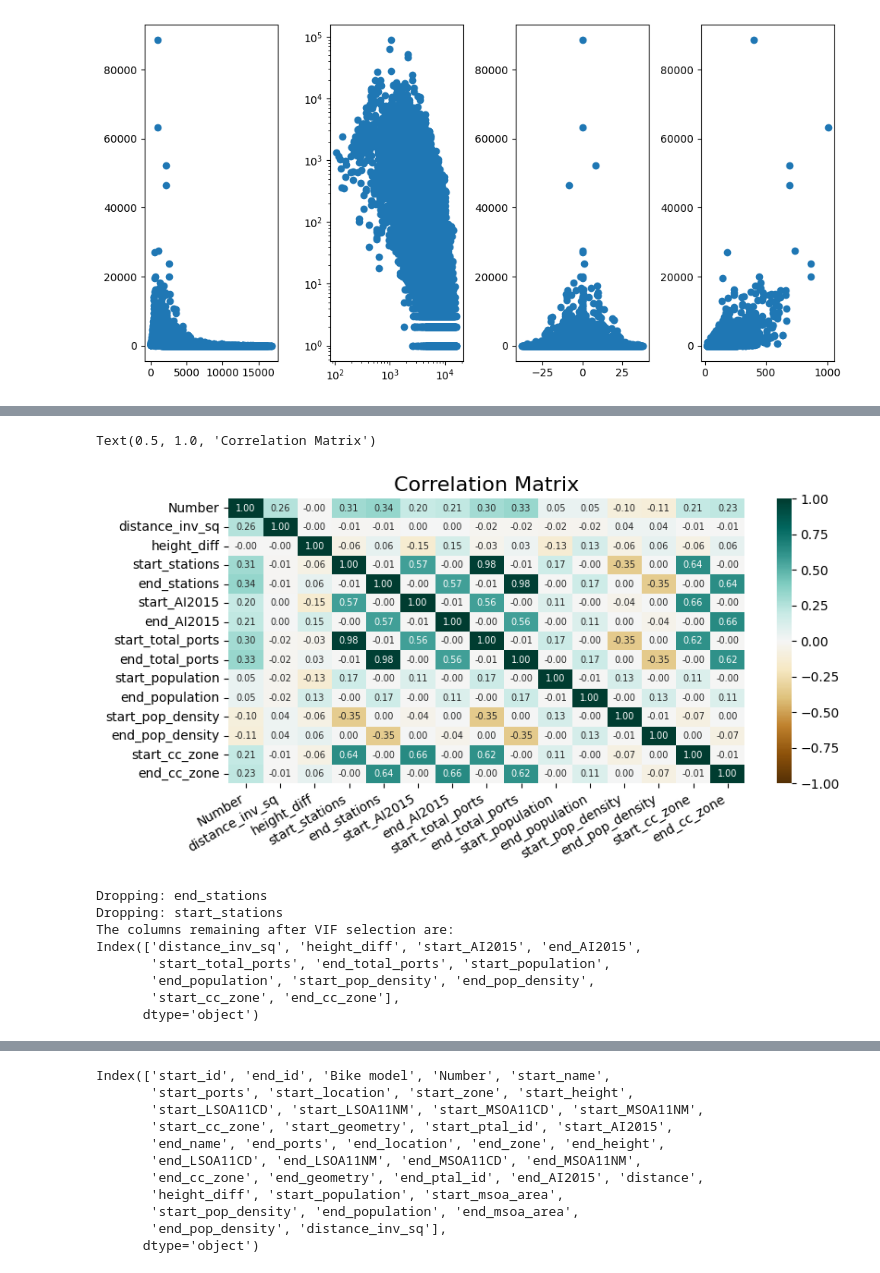
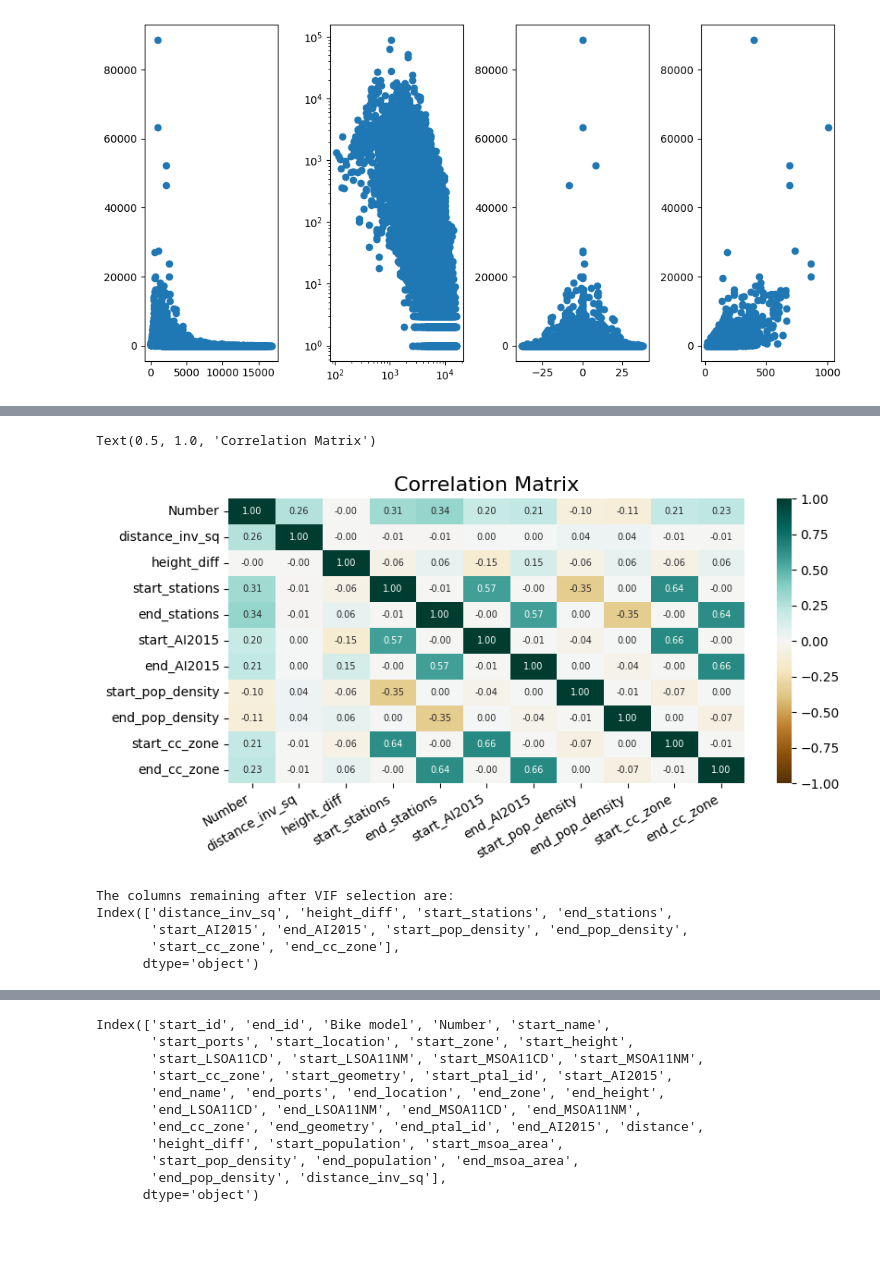
Before and after one commit to sokimura39/QM_Report, a Jupyter notebook: analysis.ipynb, the cells around one changed output, grey strips where cells are left out. Saved outputs shown, nothing was run; the diff lists cells and outputs as text; code cells hidden in the pictures; blank space fills up the shorter version.

```diff
--- a/analysis.ipynb
+++ b/analysis.ipynb
@@ -770,22 +956,22 @@ Notes:
 # %%
 # calculate inverse squared value
 msoa_od_diff['distance_inv_sq'] = msoa_od_diff.distance.astype('float') ** (-2) * 1000000
 
 # check multi-colinearity
-df2 = msoa_od_diff[['Number', 'distance_inv_sq', 'height_diff', 'start_stations', 'end_stations', 'start_AI2015', 'end_AI2015', 'start_total_ports', 'end_total_ports', 'start_population', 'end_population', 'start_pop_density', 'end_pop_density', 'start_cc_zone', 'end_cc_zone']].copy()
+df2 = msoa_od_diff[['Number', 'distance_inv_sq', 'height_diff', 'start_stations', 'end_stations', 'start_AI2015', 'end_AI2015', 'start_pop_density', 'end_pop_density', 'start_cc_zone', 'end_cc_zone']].copy()
 plt.figure(figsize = (9, 4))
 heatmap = sns.heatmap(df2.corr(), annot = True, vmin = -1, vmax = 1, cmap = 'BrBG', fmt = '.2f', annot_kws = {'fontsize': 7})
 # plt.rcParams["axes.grid"] = False
 # f = plt.figure(figsize=(10, 8))
 # plt.matshow(df.corr(), fignum=f.number, cmap = 'Blues')
 plt.xticks(fontsize = 10, rotation=30, ha = 'right') # rotation of xticks
 plt.yticks(fontsize = 10)
 # cb = plt.colorbar()
 # cb.ax.tick_params(labelsize=14)
 plt.title('Correlation Matrix', fontsize=16)
 # %% [output]
 Text(0.5, 1.0, 'Correlation Matrix')
-[figure, old version]
+[figure, new version]
 # %%
 # using VIF on the dataset
 df2_predictors_selected_VIF = drop_column_using_vif_(df2.drop('Number', axis=1))
@@ -794,12 +980,9 @@ df2_predictors_selected_VIF = drop_column_using_vif_(df2.drop('Number', axis=1))
 print("The columns remaining after VIF selection are:")
 print(df2_predictors_selected_VIF.columns)
 # %% [output]
-Dropping: end_stations
-Dropping: start_stations
 The columns remaining after VIF selection are:
-Index(['distance_inv_sq', 'height_diff', 'start_AI2015', 'end_AI2015',
-       'start_total_ports', 'end_total_ports', 'start_population',
-       'end_population', 'start_pop_density', 'end_pop_density',
+Index(['distance_inv_sq', 'height_diff', 'start_stations', 'end_stations',
+       'start_AI2015', 'end_AI2015', 'start_pop_density', 'end_pop_density',
        'start_cc_zone', 'end_cc_zone'],
       dtype='object')
 # %%
```
Also changed, not shown: parts of 30 cells of this notebook, 1 other file.
